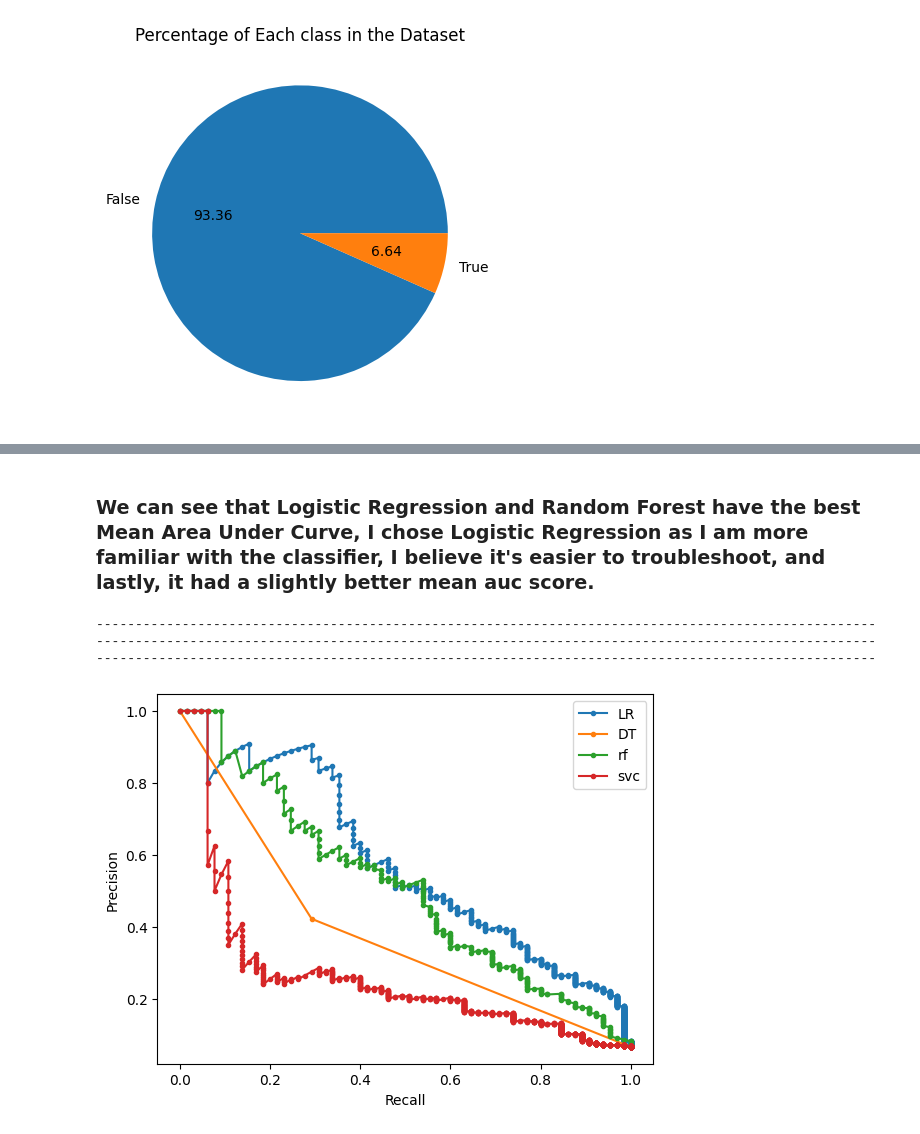
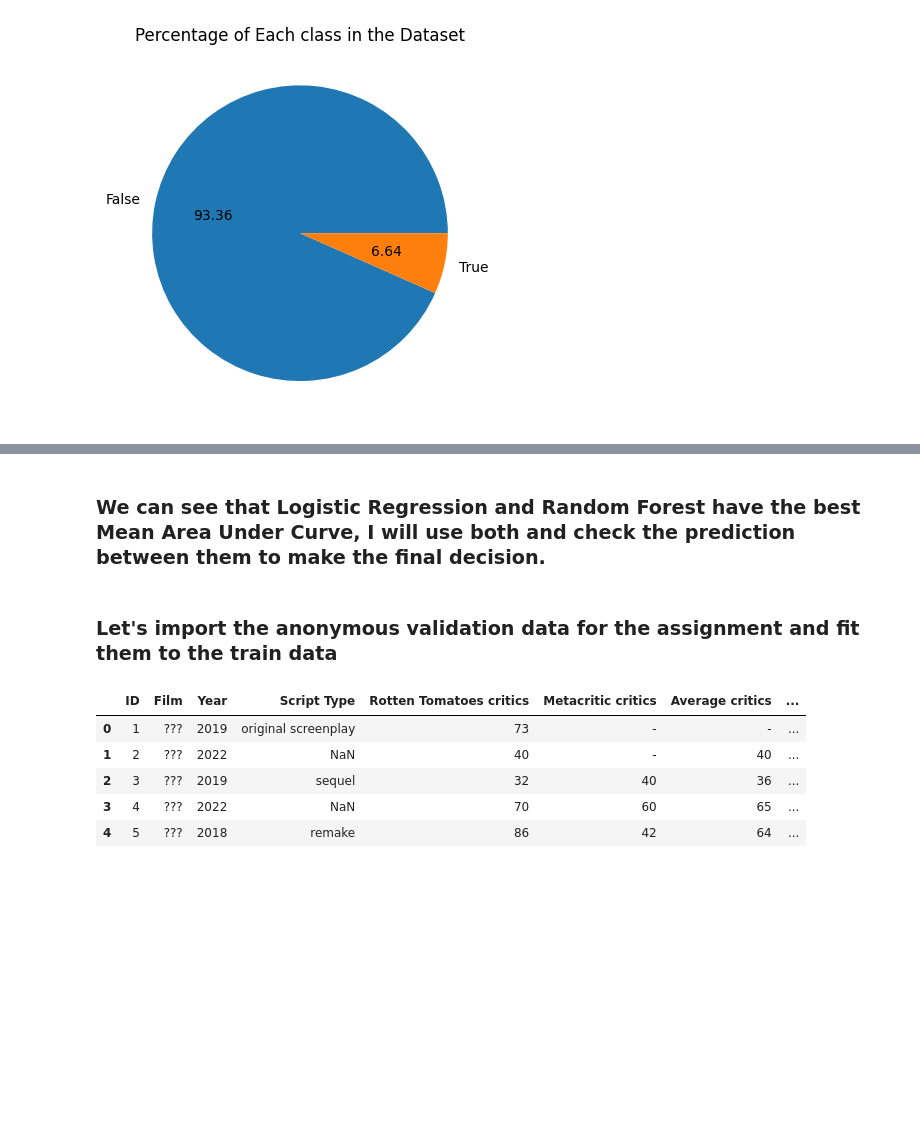
Before and after one commit to NikosGour/Data-Mining-Assignment, a Jupyter notebook: report.ipynb, the cells around one changed output, grey strips where cells are left out. Cells and saved outputs as stored; diff of their text form; code cells hidden in the pictures; blank space fills up the shorter version.

```diff
--- a/report.ipynb
+++ b/report.ipynb
@@ -984,46 +1179,14 @@ Support Vector Classifier: Mean AUC = 0.397
 # %% [markdown]
-### We can see that Logistic Regression and Random Forest have the best Mean Area Under Curve, I chose Logistic Regression as I am more familiar with the classifier, I believe it's easier to troubleshoot, and lastly, it had a slightly better mean auc score.
+### We can see that Logistic Regression and Random Forest have the best Mean Area Under Curve, I will use both and check the prediction between them to make the final decision.
-# %%
-
-clf = LogisticRegression(max_iter=10000,class_weight=class_weights)
-# train_X , test_X,train_y,test_y = train_test_split(X,y,train_size=.3 ,stratify=y)
-# for i, (train_idx,test_idx) in enumerate(cv.split(X,y)):
-    # train_X = X.iloc[train_idx]
-    # train_y = y.iloc[train_idx]
-    # test_X = X.iloc[test_idx]
-    # test_y = y.iloc[test_idx]
-
-clf.fit(train_X,train_y)
-dt.fit(train_X,train_y)
-rf.fit(train_X,train_y)
-svc.fit(train_X,train_y)
-
-y_hat = clf.predict_proba(test_X)[:,1]
-# print(classification_report(test_y,y_hat))
-p,r,_=precision_recall_curve(test_y,y_hat)
-plt.plot(r,p,marker='.',label='LR')
-print('-'*100)
-y_hat = dt.predict_proba(test_X)[:,1]
-p,r,_=precision_recall_curve(test_y,y_hat)
-# print(classification_report(test_y,y_hat))
-plt.plot(r,p,marker='.',label='DT')
-print('-'*100)
-y_hat = rf.predict_proba(test_X)[:,1]
-p,r,_=precision_recall_curve(test_y,y_hat)
-# print(classification_report(test_y,y_hat))
-plt.plot(r,p,marker='.',label='rf')
-print('-'*100)
-y_hat = svc.predict_proba(test_X)[:,1]
-p,r,_=precision_recall_curve(test_y,y_hat)
-# print(classification_report(test_y,y_hat))
-plt.plot(r,p,marker='.',label='svc')
-
-plt.xlabel('Recall')
-plt.ylabel('Precision')
-plt.legend()
-plt.show()
-# %% [output]
-----------------------------------------------------------------------------------------------------
-----------------------------------------------------------------------------------------------------
-----------------------------------------------------------------------------------------------------
-[figure, removed]
+# %% [markdown]
+### Let's import the anonymous validation data for the assignment and fit them to the train data
+# %%
+anon_df = pd.read_excel('./data/movies_test_anon_sample.xlsx')
+anon_df.head()
+# %% [output]
+|  | ID | Film | Year | Script Type | Rotten Tomatoes critics | Metacritic critics | Average critics | ... |
+| 0 | 1 | ??? | 2019 | original screenplay | 73 | - | - | ... |
+| 1 | 2 | ??? | 2022 | NaN | 40 | - | 40 | ... |
+| 2 | 3 | ??? | 2019 | sequel | 32 | 40 | 36 | ... |
+| 3 | 4 | ??? | 2022 | NaN | 70 | 60 | 65 | ... |
+| 4 | 5 | ??? | 2018 | remake | 86 | 42 | 64 | ... |
```
Also changed, not shown: parts of 13 cells of this notebook, 1 other file.
